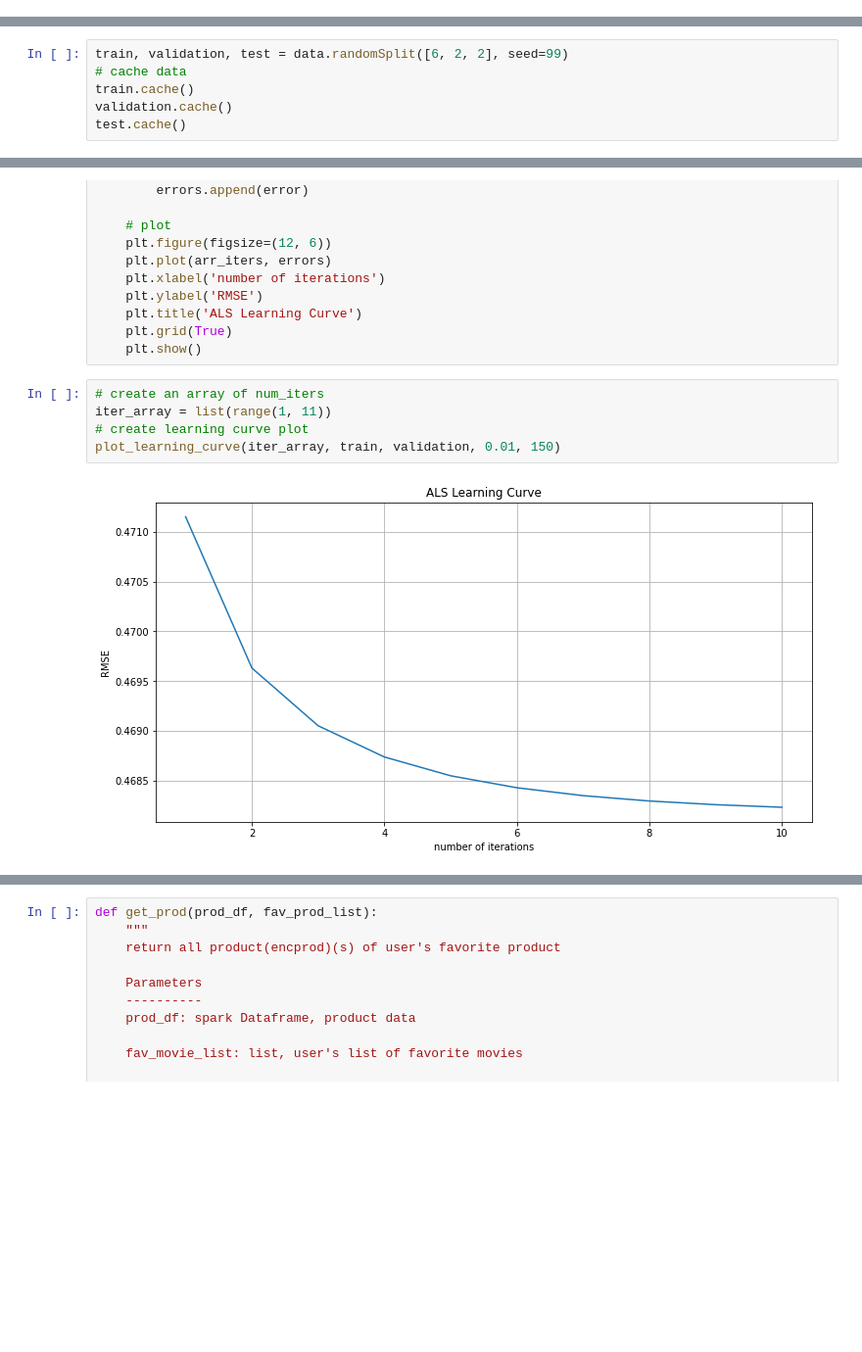
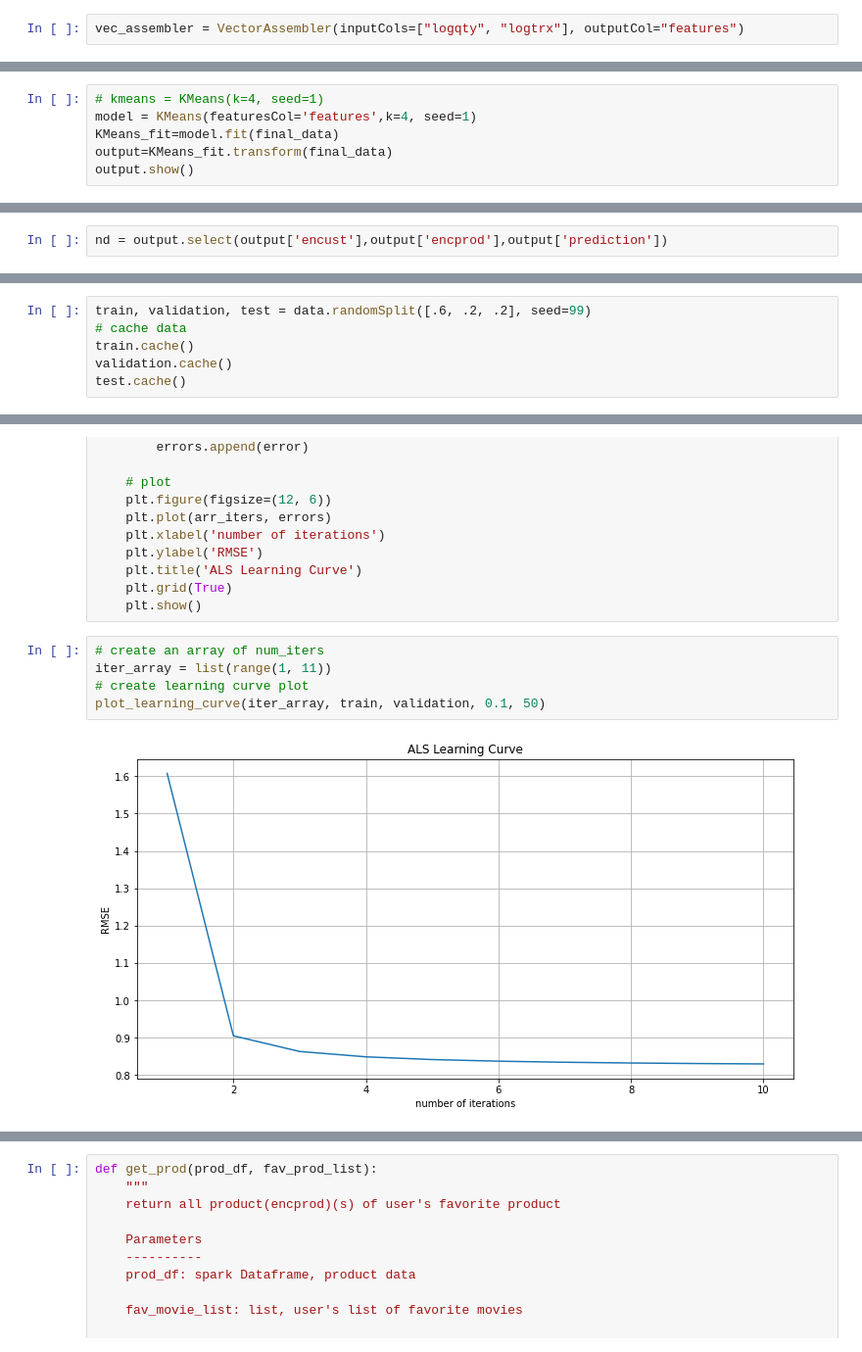
Before and after one commit to yodialfa/Segmentation_Recomendation, a Jupyter notebook: ProductRecommendation.ipynb, the cells around one changed output, grey strips where cells are left out. Shown at 98% size. Saved outputs shown, nothing was run; the diff lists cells and outputs as text; blank space fills up the shorter version.

```diff
--- a/ProductRecommendation.ipynb
+++ b/ProductRecommendation.ipynb
@@ -532,0 +480,2 @@ df_cost
+# %%
+vec_assembler = VectorAssembler(inputCols=["logqty", "logtrx"], outputCol="features")
@@ -532,0 +601,6 @@ df_cost
+# %%
+# kmeans = KMeans(k=4, seed=1)
+model = KMeans(featuresCol='features',k=4, seed=1)
+KMeans_fit=model.fit(final_data)
+output=KMeans_fit.transform(final_data)
+output.show()
@@ -532,0 +633,2 @@ df_cost
+# %%
+nd = output.select(output['encust'],output['encprod'],output['prediction'])
@@ -560,5 +671,5 @@ data.take(50)
 # %%
-train, validation, test = data.randomSplit([6, 2, 2], seed=99)
+train, validation, test = data.randomSplit([.6, .2, .2], seed=99)
 # cache data
 train.cache()
 validation.cache()
@@ -659,10 +770,10 @@ def plot_learning_curve(arr_iters, train_data, validation_data, reg, rank):
 # %%
 # create an array of num_iters
 iter_array = list(range(1, 11))
 # create learning curve plot
-plot_learning_curve(iter_array, train, validation, 0.01, 150)
+plot_learning_curve(iter_array, train, validation, 0.1, 50)
 # %% [output]
-[figure, old version]
+[figure, new version]
 # %%
 # make prediction using test data
 test_data = test.map(lambda p: (p[0], p[1]))
```
Also changed, not shown: parts of 57 cells of this notebook.
